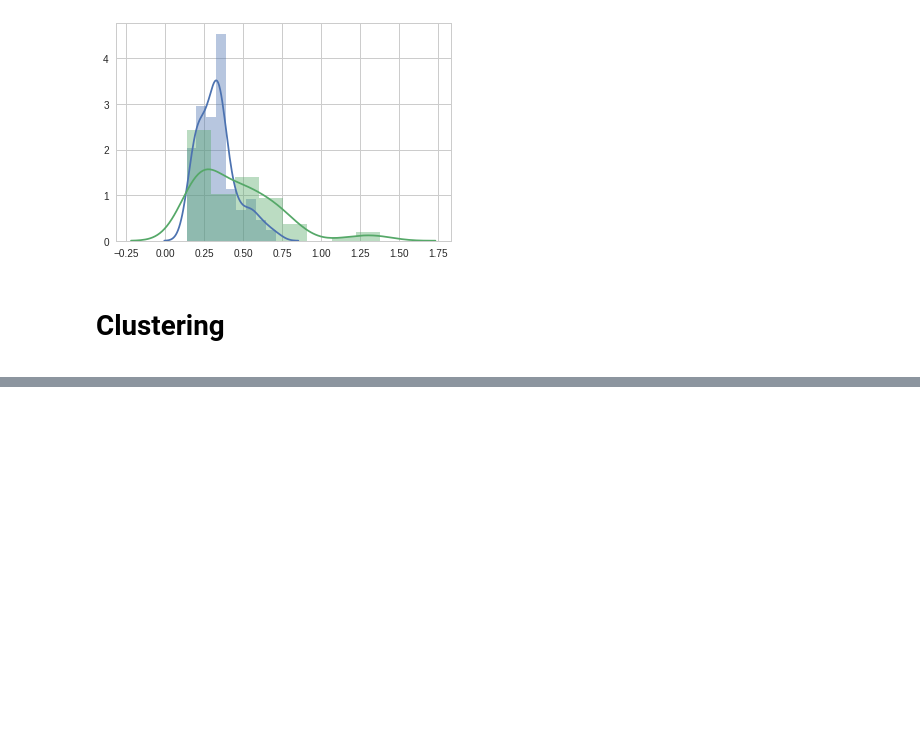
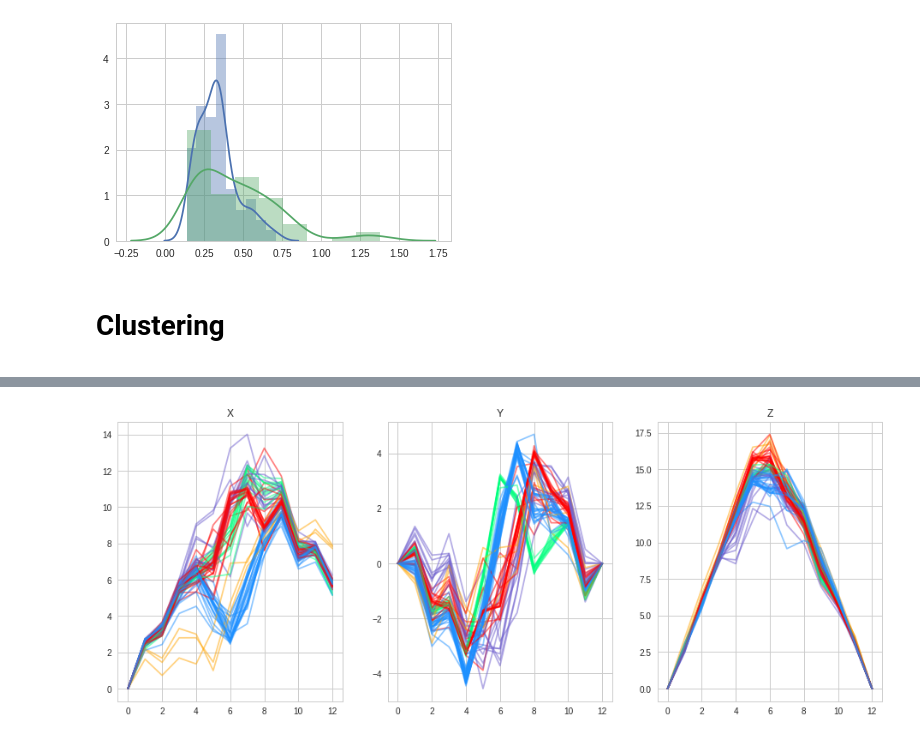
Before and after one commit to antigenomics/tcr-pmhc-study, a Jupyter notebook: loop_model/eda.ipynb, the cells around one changed output, grey strips where cells are left out. Saved outputs shown, nothing was run; the diff lists cells and outputs as text; code cells hidden in the pictures; blank space fills up the shorter version.

```diff
--- a/loop_model/eda.ipynb
+++ b/loop_model/eda.ipynb
@@ -709,0 +709,4 @@ for i, gr in enumerate(df_tmp.groups.keys()):
+# %%
+clust_and_plot(5)
+# %% [output]
+[figure, added]
```
Also changed, not shown: parts of 4 cells of this notebook.
